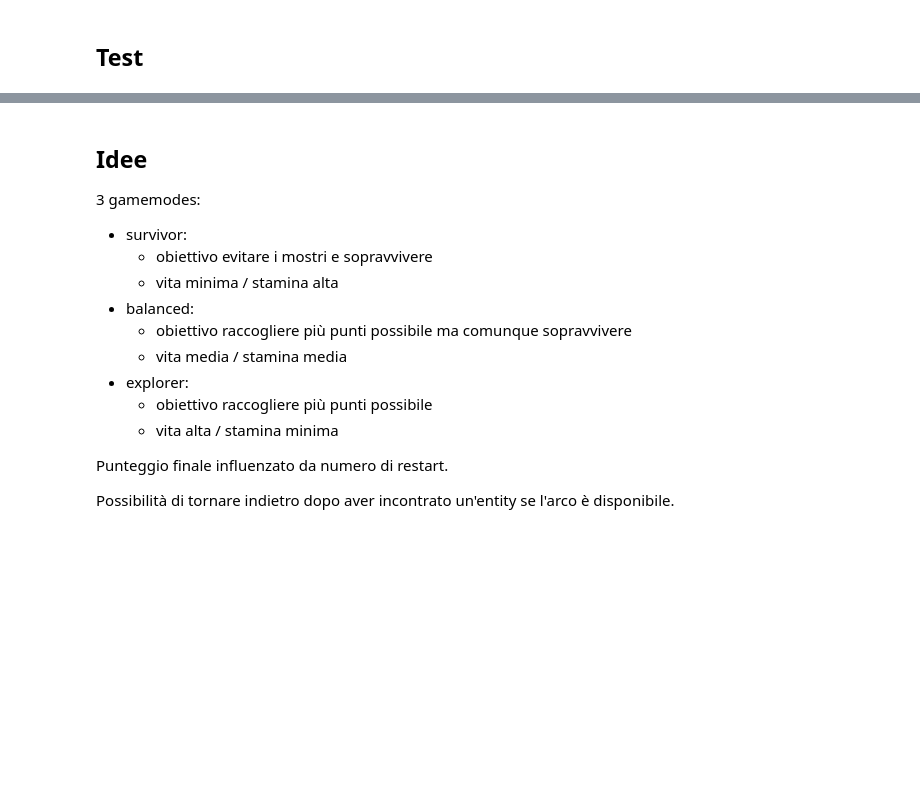
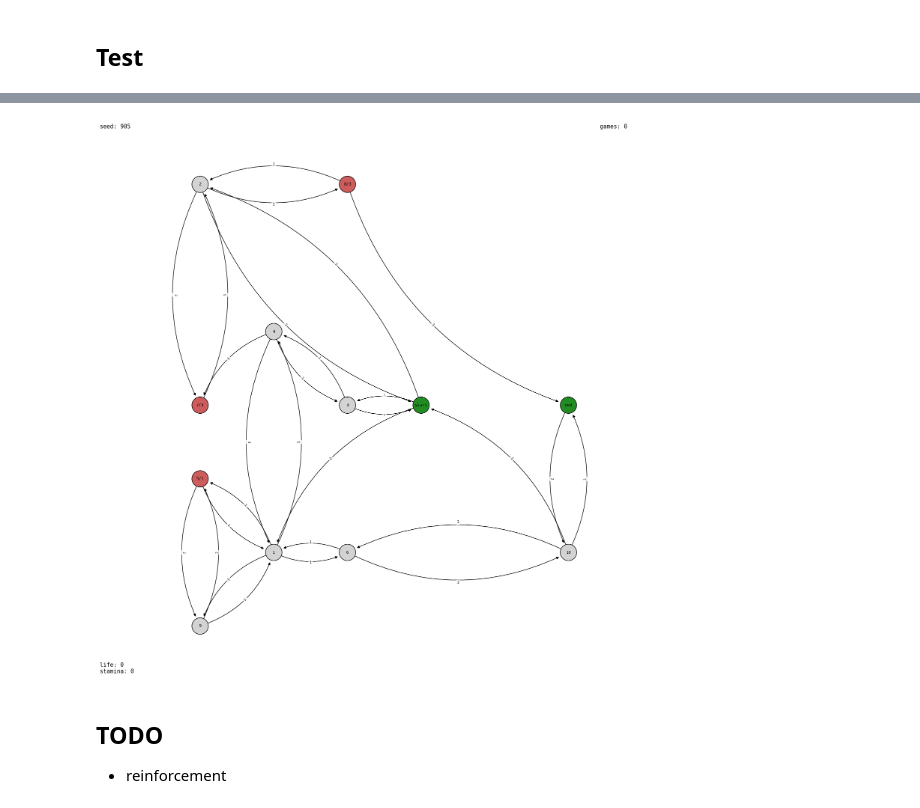
Before and after one commit to caporali/keep_heading_north, a Jupyter notebook: code/source/test.ipynb, the cells around one changed output, grey strips where cells are left out. Drawn from its saved outputs; the diff is of its cells as text; code cells hidden in the pictures; blank space fills up the shorter version.

```diff
--- a/code/source/test.ipynb
+++ b/code/source/test.ipynb
@@ -37,17 +28,21 @@ m.draw(seed = seed, caption = [6, 2], #update = [[0, 1, 3, 5], [[0, 1, 2], [1, 3
-# %% [markdown]
-## Idee
-
-3 gamemodes:
-  - survivor:
-    - obiettivo evitare i mostri e sopravvivere
-	- vita minima / stamina alta
-  - balanced:
-    - obiettivo raccogliere più punti possibile ma comunque sopravvivere
-	- vita media / stamina media
-  - explorer:
-    - obiettivo raccogliere più punti possibile
-	- vita alta / stamina minima
-
-Punteggio finale influenzato da numero di restart.
-
-Possibilità di tornare indietro dopo aver incontrato un'entity se l'arco è disponibile.
+# %%
+seed = random.randint(0, 1000)
+random.seed(seed)
+k = 3
+m = map(generate = k)
+map_filename = "map_gen_0"
+m.draw(filename = "maps/" + map_filename + ".png",
+	seed = seed, caption = [0, 0, 0],
+	figure_size = 15)
+m.save("maps/" + map_filename + ".map")
+
+# load from last save
+m = map()
+m.load("maps/" + map_filename + ".map")
+# fig = m.draw(seed = 0, caption = [0, 0, 0],
+# 	figure_size = 15)
+# %% [output]
+[figure, added]
+# %% [markdown]
+## TODO
+- reinforcement
```
Also changed, not shown: parts of 4 cells of this notebook, 22 other files.
